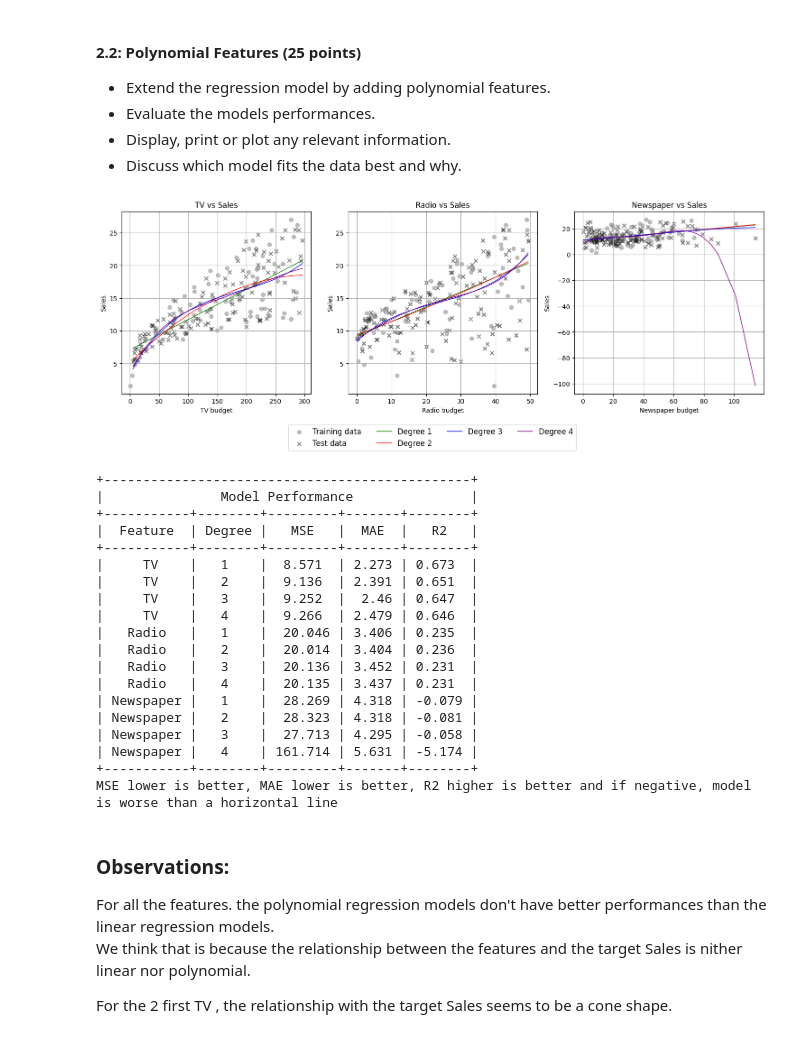
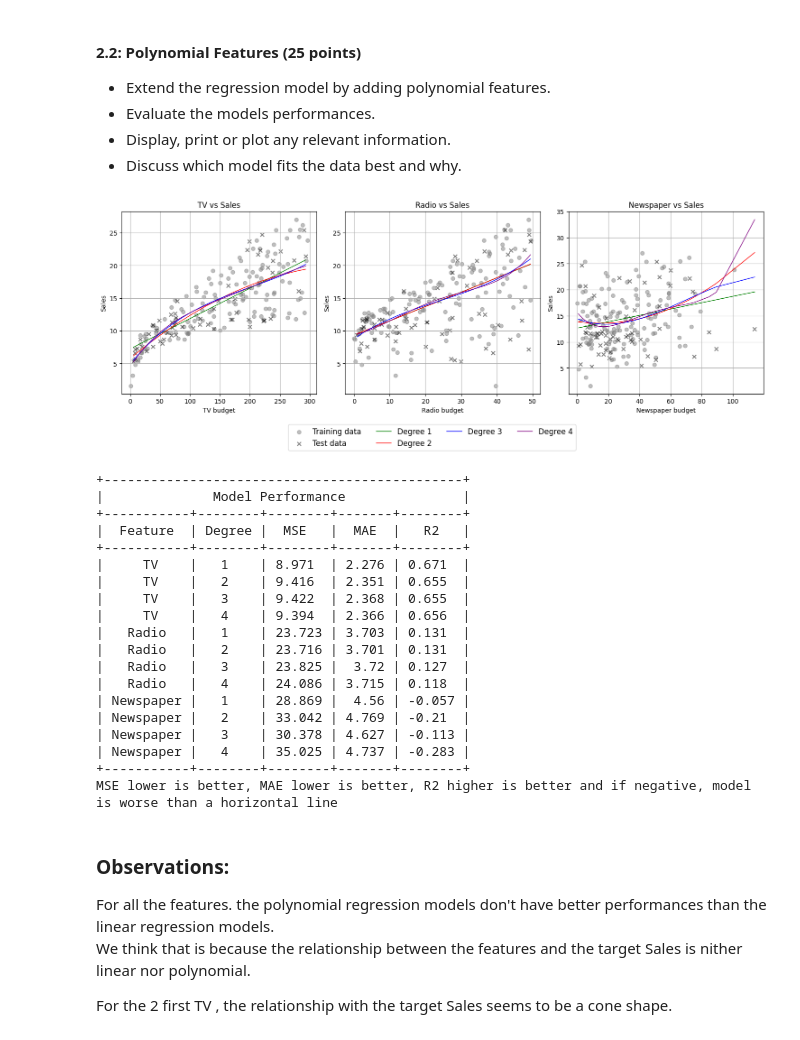
Before and after one commit to davidmarsoni/ml-project, a Jupyter notebook: Graded_lab.ipynb, the cells around one changed output. Cells and saved outputs as stored; diff of their text form; code cells hidden in the pictures.

```diff
--- a/Graded_lab.ipynb
+++ b/Graded_lab.ipynb
@@ -88,6 +60,10 @@ from sklearn.tree import DecisionTreeClassifier, plot_tree
 from sklearn.svm import SVC
 from sklearn.cluster import KMeans
 from sklearn.neighbors import KNeighborsClassifier
+# %%
+# Constants for the notebook
+RANDOM_STATE = 42
+TEST_SIZE = 0.3
 # %% [markdown]
 # **Graded Notebook**
 
@@ -223,17 +200,18 @@ All theses features are more switable for linear regression models because they
 - Display, print or plot any relevant information.
 - Interpret the results.
 # %%
+# subplots
 fig, axs = plt.subplots(2, 3, figsize=(15, 10))
 
 # create a table to store the model performance
 table = PrettyTable()
-
 table.field_names = ["Feature", "Mean Squared Error", "Mean Absolute Error", "R^2 Score"]
 
 # Iterate over each feature
 for i in range(len(feature_names)):
+
     # Split the data into training and test sets
-    X_train, X_test, y_train, y_test = train_test_split(features[:, i], target, test_size=0.3, random_state=42)
+    X_train, X_test, y_train, y_test = train_test_split(features[:, i], target, test_size=TEST_SIZE, random_state=RANDOM_STATE)
 
     # Reshape the data to a 2D array for the model fit
     X_train = X_train.reshape(-1, 1)
@@ -276,7 +254,7 @@ for i in range(len(feature_names)):
     r2 = r2_score(Y_test, y_pred)
 
     # Add the results to the table
-    table.add_row([feature_names[i], round(mse, 2), round(mae, 2), round(r2, 2)])
+    table.add_row([feature_names[i], round(mse, 3), round(mae, 3), round(r2, 3)])
 
 fig.suptitle('Linear regression models for each feature')
 fig.tight_layout()
@@ -342,7 +320,7 @@ performance = pd.DataFrame(columns=['Feature', 'Degree', 'MSE', 'MAE', 'R2'])
 # Iterate over each feature
 for i in range(len(feature_names)):
     # Split data once per feature
-    X_train, X_test, y_train, y_test = train_test_split(features[:, i], target, test_size=0.6, random_state=42)
+    X_train, X_test, y_train, y_test = train_test_split(features[:, i], target, test_size=TEST_SIZE, random_state=RANDOM_STATE)
 
     # Plot data points
     axs[i].scatter(X_train, y_train, color='gray', alpha=0.5, label='Training data')
@@ -387,52 +365,52 @@ for i in range(len(feature_names)):
             'R2': r2
         }])], ignore_index=True)
 
     axs[i].set_title(f'{feature_names[i]} vs Sales')
     axs[i].set_xlabel(f'{feature_names[i]} budget')
     axs[i].set_ylabel('Sales')
     axs[i].grid(True)
 
 # Add a single legend below all the subplots
 handles, labels = axs[0].get_legend_handles_labels()
 fig.legend(handles, labels, loc='lower center', bbox_to_anchor=(0.5, -0.15), ncol=4, fontsize='12')
 
 plt.tight_layout()
 plt.show()
 
 # Display the performance metrics for each feature and degree
 
 # Round numeric columns to 3 decimal places
 performance = performance.round(3)
 
 table = PrettyTable()
 table.title = 'Model Performance'
 table.field_names = performance.columns
 
 for row in performance.itertuples(index=False):
     table.add_row(row)
 
 print(table)
 print("MSE lower is better, MAE lower is better, R2 higher is better and if negative, model is worse than a horizontal line")
 # %% [output]
-[figure, old version]
+[figure, new version]
-+-----------------------------------------------+
-|               Model Performance               |
-+-----------+--------+---------+-------+--------+
-|  Feature  | Degree |   MSE   |  MAE  |   R2   |
-+-----------+--------+---------+-------+--------+
-|     TV    |   1    |  8.571  | 2.273 | 0.673  |
-|     TV    |   2    |  9.136  | 2.391 | 0.651  |
-|     TV    |   3    |  9.252  |  2.46 | 0.647  |
-|     TV    |   4    |  9.266  | 2.479 | 0.646  |
-|   Radio   |   1    |  20.046 | 3.406 | 0.235  |
-|   Radio   |   2    |  20.014 | 3.404 | 0.236  |
-|   Radio   |   3    |  20.136 | 3.452 | 0.231  |
-|   Radio   |   4    |  20.135 | 3.437 | 0.231  |
-| Newspaper |   1    |  28.269 | 4.318 | -0.079 |
-| Newspaper |   2    |  28.323 | 4.318 | -0.081 |
-| Newspaper |   3    |  27.713 | 4.295 | -0.058 |
-| Newspaper |   4    | 161.714 | 5.631 | -5.174 |
-+-----------+--------+---------+-------+--------+
++----------------------------------------------+
+|              Model Performance               |
++-----------+--------+--------+-------+--------+
+|  Feature  | Degree |  MSE   |  MAE  |   R2   |
++-----------+--------+--------+-------+--------+
+|     TV    |   1    | 8.971  | 2.276 | 0.671  |
+|     TV    |   2    | 9.416  | 2.351 | 0.655  |
+|     TV    |   3    | 9.422  | 2.368 | 0.655  |
+|     TV    |   4    | 9.394  | 2.366 | 0.656  |
+|   Radio   |   1    | 23.723 | 3.703 | 0.131  |
+|   Radio   |   2    | 23.716 | 3.701 | 0.131  |
+|   Radio   |   3    | 23.825 |  3.72 | 0.127  |
+|   Radio   |   4    | 24.086 | 3.715 | 0.118  |
+| Newspaper |   1    | 28.869 |  4.56 | -0.057 |
+| Newspaper |   2    | 33.042 | 4.769 | -0.21  |
+| Newspaper |   3    | 30.378 | 4.627 | -0.113 |
+| Newspaper |   4    | 35.025 | 4.737 | -0.283 |
++-----------+--------+--------+-------+--------+
 MSE lower is better, MAE lower is better, R2 higher is better and if negative, model is worse than a horizontal line
 # %% [markdown]
 ### Observations:
```
Also changed, not shown: parts of 22 cells of this notebook.
